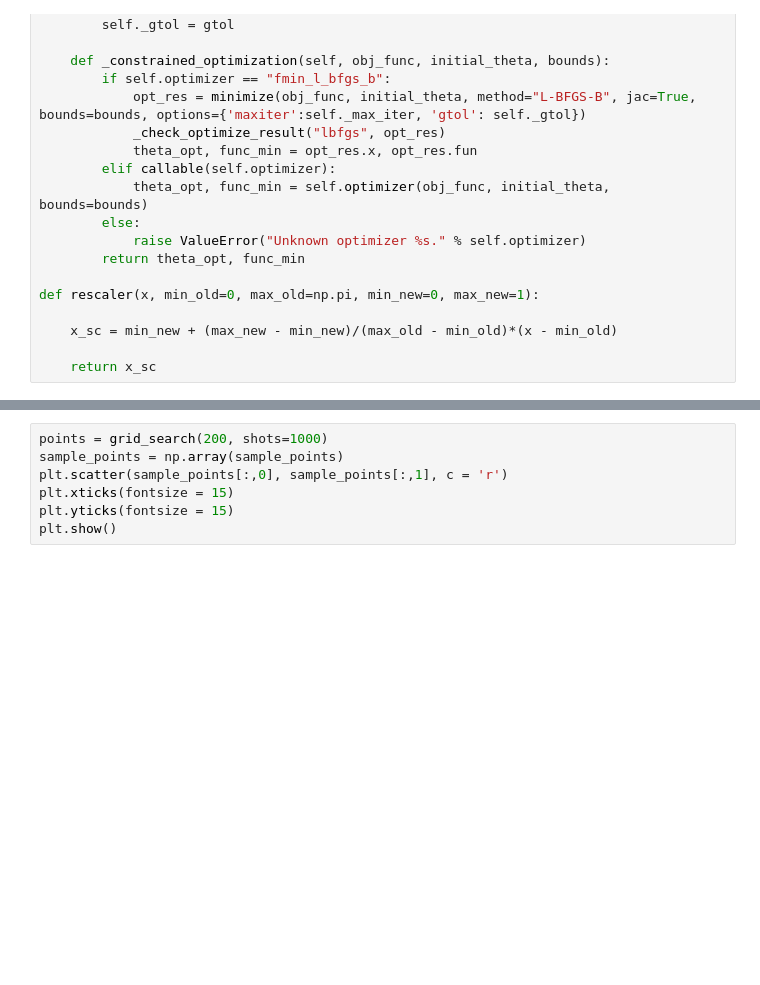
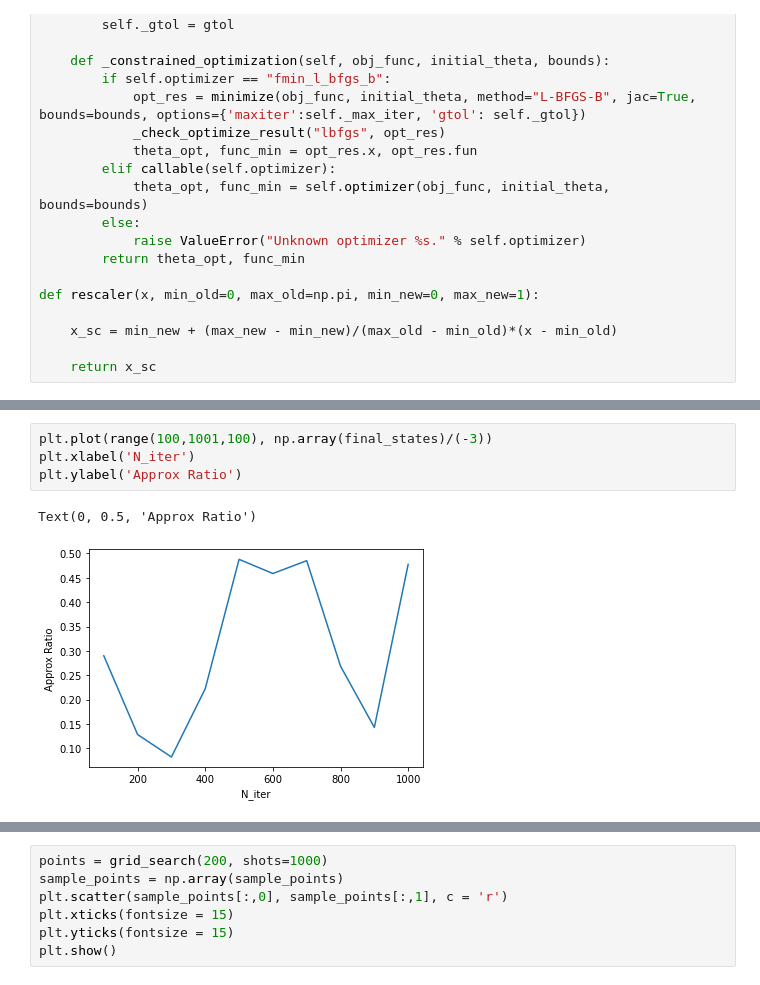
Before and after one commit to etignoneleitha/ifabquantum, a Jupyter notebook: notebooks/QAOA-ET-Bayes.ipynb, the cells around one changed output, grey strips where cells are left out. Drawn from its saved outputs; the diff is of its cells as text; blank space fills up the shorter version.

```diff
--- a/notebooks/QAOA-ET-Bayes.ipynb
+++ b/notebooks/QAOA-ET-Bayes.ipynb
@@ -506,3 +541,10 @@ reached limit
+# %%
+plt.plot(range(100,1001,100), np.array(final_states)/(-3))
+plt.xlabel('N_iter')
+plt.ylabel('Approx Ratio')
+# %% [output]
+Text(0, 0.5, 'Approx Ratio')
+[figure, added]
 # %%
 optimal_points = sample_points[-1]
 optimal_f1, counts = QAOA(*optimal_points,shots=1000, basis="S")
```
Also changed, not shown: parts of 7 cells of this notebook, 4 other files.
